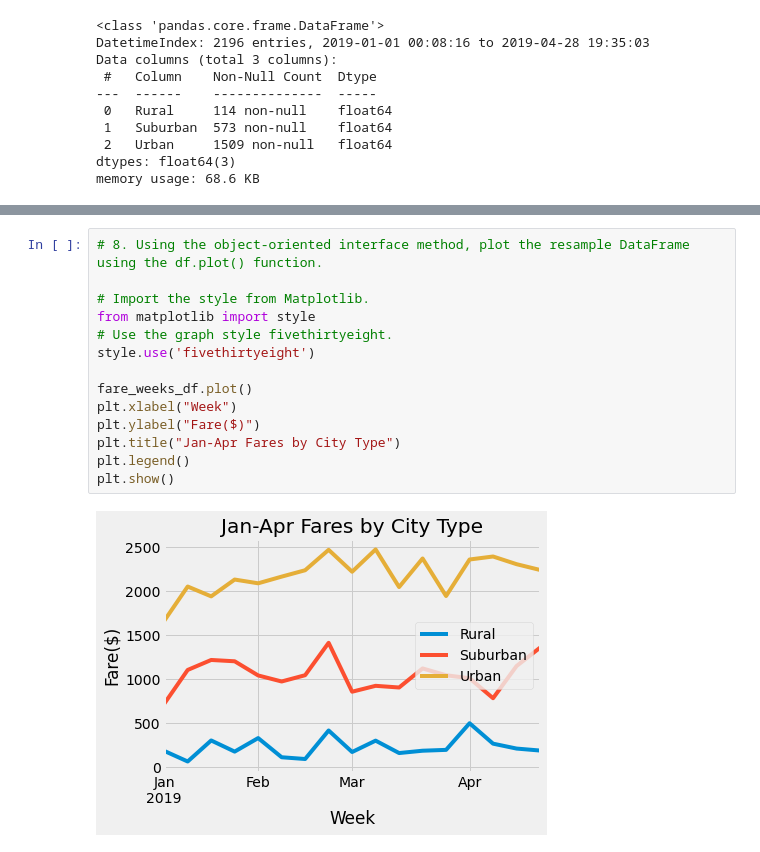
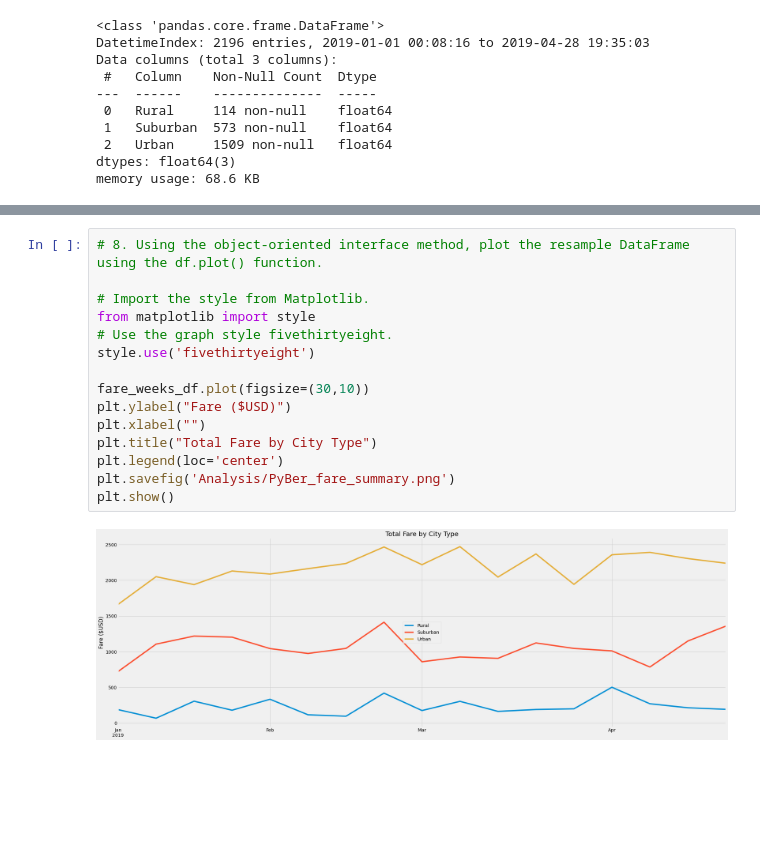
Before and after one commit to zackscott423/PyBer_Analysis, a Jupyter notebook: PyBer_Challenge.ipynb, the cells around one changed output, grey strips where cells are left out. Saved outputs shown, nothing was run; the diff lists cells and outputs as text; blank space fills up the shorter version.

```diff
--- a/PyBer_Challenge.ipynb
+++ b/PyBer_Challenge.ipynb
@@ -209,16 +137,17 @@ fare_weeks_df = fare_dates_jan_apr_df.resample('W').sum()
 # %%
 # 8. Using the object-oriented interface method, plot the resample DataFrame using the df.plot() function.
 
 # Import the style from Matplotlib.
 from matplotlib import style
 # Use the graph style fivethirtyeight.
 style.use('fivethirtyeight')
 
-fare_weeks_df.plot()
-plt.xlabel("Week")
-plt.ylabel("Fare($)")
-plt.title("Jan-Apr Fares by City Type")
-plt.legend()
+fare_weeks_df.plot(figsize=(30,10))
+plt.ylabel("Fare ($USD)")
+plt.xlabel("")
+plt.title("Total Fare by City Type")
+plt.legend(loc='center')
+plt.savefig('Analysis/PyBer_fare_summary.png')
 plt.show()
 # %% [output]
-[figure, old version]
+[figure, new version]
```
Also changed, not shown: parts of 5 cells of this notebook.
